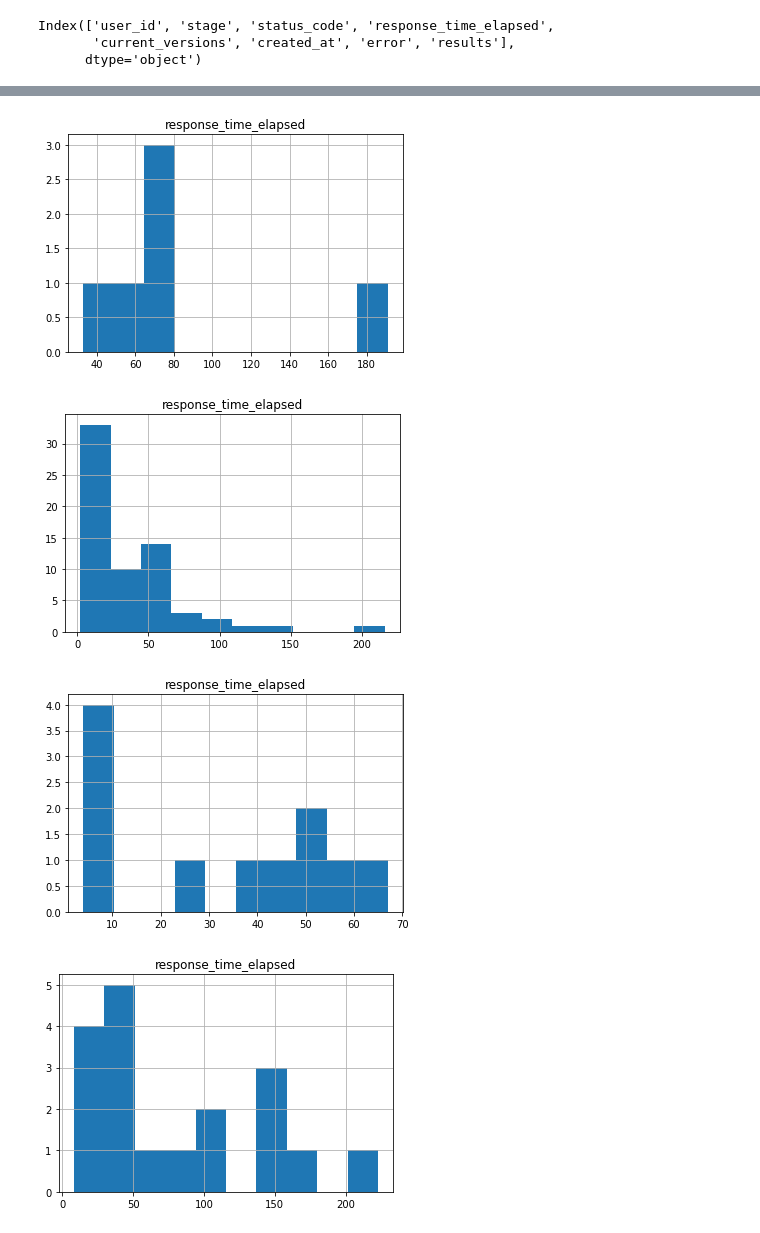
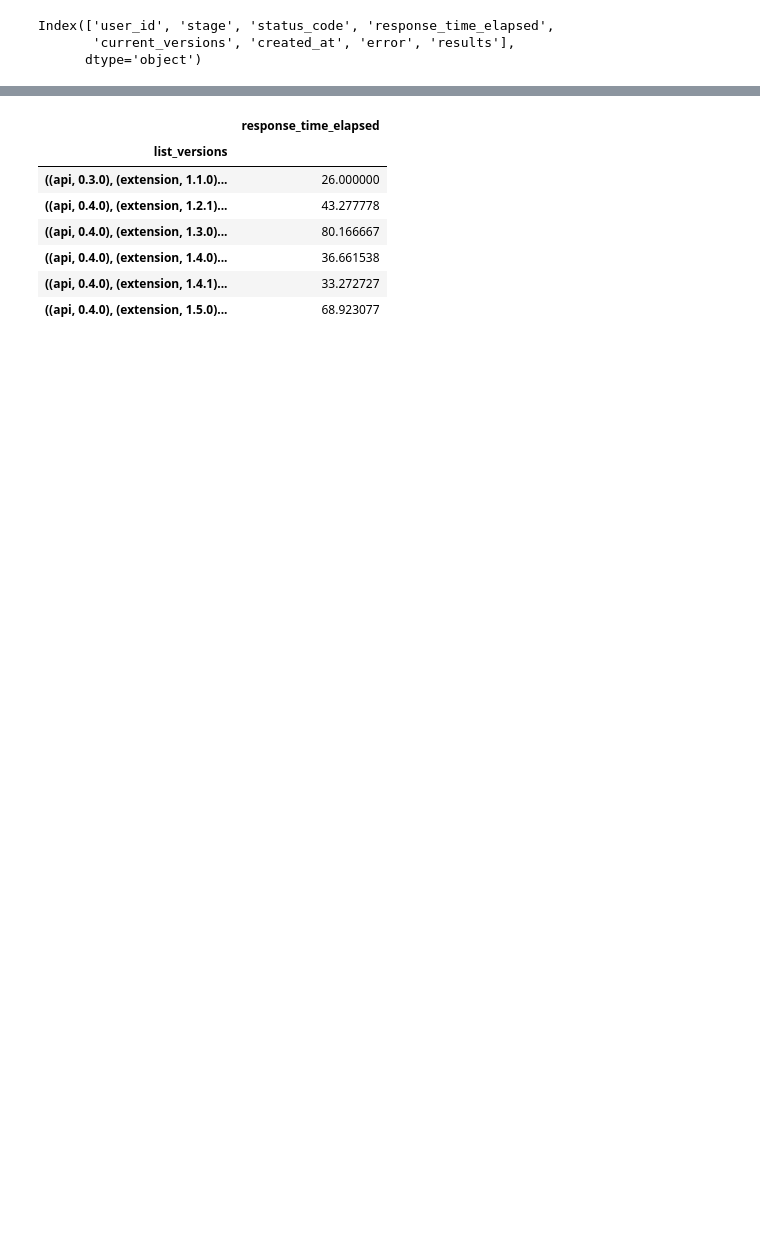
Before and after one commit to connorjoleary/DeepCite, a Jupyter notebook: backend/rds/quick_stats.ipynb, the cells around one changed output, grey strips where cells are left out. Saved outputs shown, nothing was run; the diff lists cells and outputs as text; code cells hidden in the pictures; blank space fills up the shorter version.

```diff
--- a/backend/rds/quick_stats.ipynb
+++ b/backend/rds/quick_stats.ipynb
@@ -20,5 +23,5 @@ def items_func(x):
     return tuple(sorted(x.items()))
 mega_df['list_versions'] = mega_df.current_versions.apply(items_func)
 
-mega_df[['response_time_elapsed', 'list_versions']].groupby('list_versions').hist()
+mega_df[['response_time_elapsed', 'list_versions']].groupby('list_versions').mean()
 # %% [output]
@@ -35,5 +28,9 @@ dtype: object
-[figure, removed]
-[figure, removed]
-[figure, removed]
-[figure, removed]
+|  | response_time_elapsed |
+| list_versions |  |
+| ((api, 0.3.0), (extension, 1.1.0)... | 26.000000 |
+| ((api, 0.4.0), (extension, 1.2.1)... | 43.277778 |
+| ((api, 0.4.0), (extension, 1.3.0)... | 80.166667 |
+| ((api, 0.4.0), (extension, 1.4.0)... | 36.661538 |
+| ((api, 0.4.0), (extension, 1.4.1)... | 33.272727 |
+| ((api, 0.4.0), (extension, 1.5.0)... | 68.923077 |
 # %%
```
Also changed, not shown: parts of 8 cells of this notebook.
